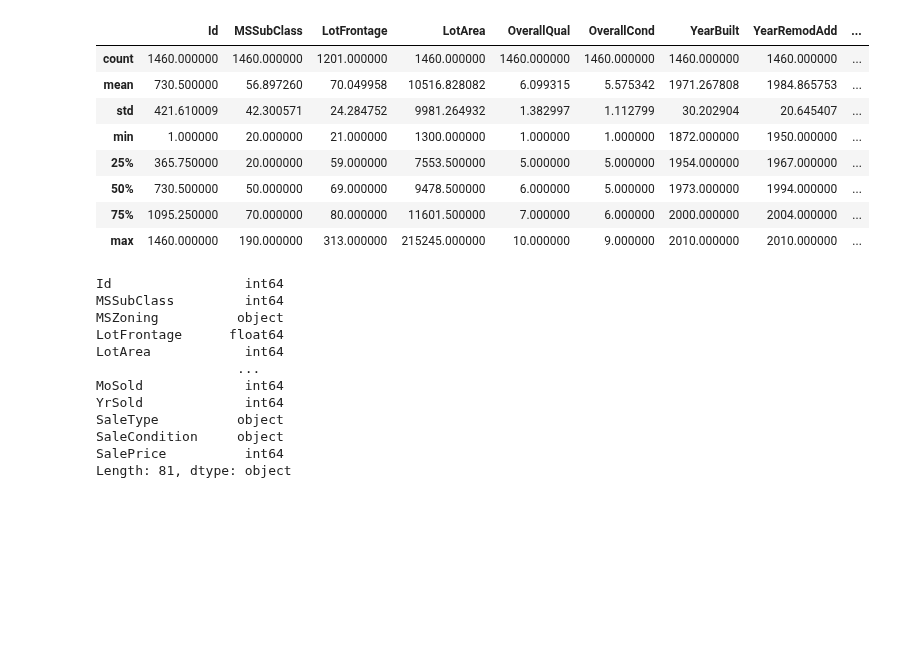
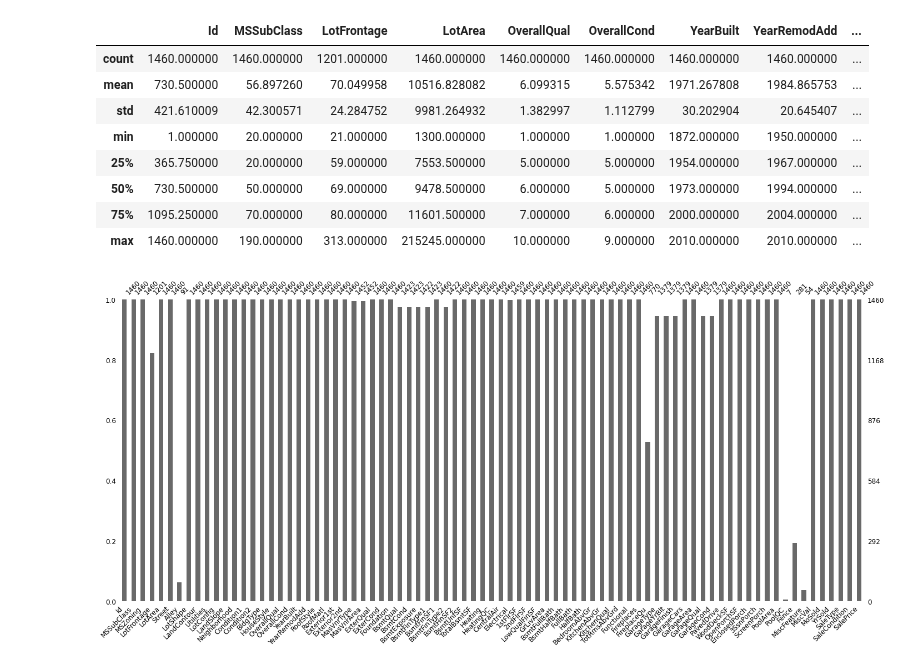
Before and after one commit to Gedas-LT/kaggle-ames-house-prices, a Jupyter notebook: predictions.ipynb, the cells around one changed output. Drawn from its saved outputs; the diff is of its cells as text; code cells hidden in the pictures; blank space fills up the shorter version.

Commit message:
MSNO

```diff
--- a/predictions.ipynb
+++ b/predictions.ipynb
@@ -42,18 +43,7 @@ data.describe()
 | 50% | 730.500000 | 50.000000 | 69.000000 | 9478.500000 | 6.000000 | 5.000000 | 1973.000000 | 1994.000000 | ... |
 | 75% | 1095.250000 | 70.000000 | 80.000000 | 11601.500000 | 7.000000 | 6.000000 | 2000.000000 | 2004.000000 | ... |
 | max | 1460.000000 | 190.000000 | 313.000000 | 215245.000000 | 10.000000 | 9.000000 | 2010.000000 | 2010.000000 | ... |
-# %%
-data.dtypes
-# %% [output]
-Id                 int64
-MSSubClass         int64
-MSZoning          object
-LotFrontage      float64
-LotArea            int64
-                  ...
-MoSold             int64
-YrSold             int64
-SaleType          object
-SaleCondition     object
-SalePrice          int64
-Length: 81, dtype: object
+# %%
+msno.bar(data, labels=True, fontsize=12);
+# %% [output]
+[figure, added]
```
Also changed, not shown: parts of 1 cell of this notebook.
